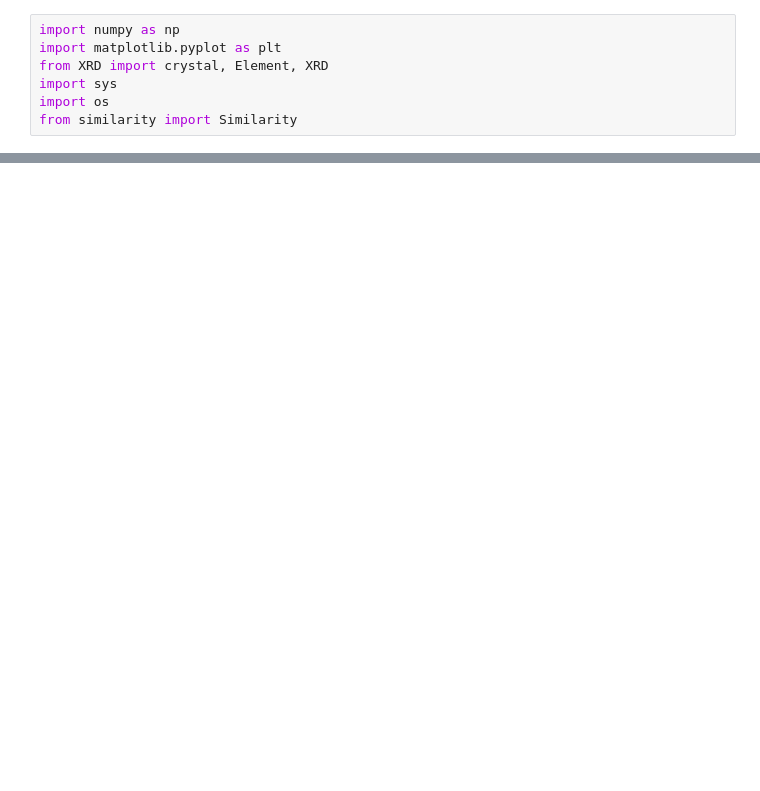
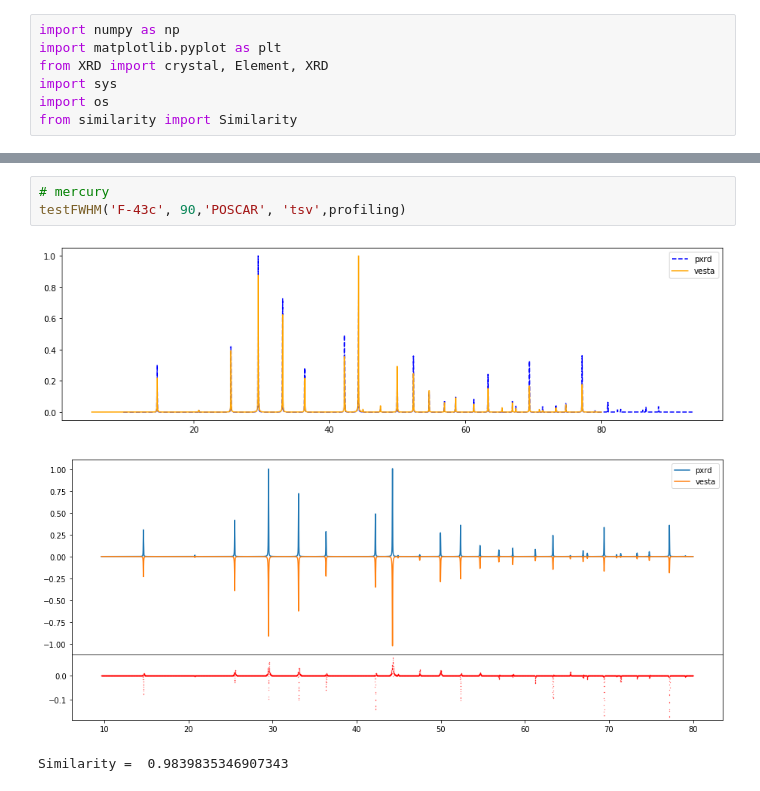
Before and after one commit to qzhu2017/XRD, a Jupyter notebook: FWHM-angle.ipynb, the cells around one changed output, grey strips where cells are left out. Cells and saved outputs as stored; diff of their text form; blank space fills up the shorter version.

```diff
--- a/FWHM-angle.ipynb
+++ b/FWHM-angle.ipynb
@@ -99,0 +58,7 @@ Similarity =  0.9748784009869111
+# %%
+# mercury
+testFWHM('F-43c', 90,'POSCAR', 'tsv',profiling)
+# %% [output]
+[figure, added]
+[figure, added]
+Similarity =  0.9839835346907343
```
Also changed, not shown: parts of 26 cells of this notebook.
